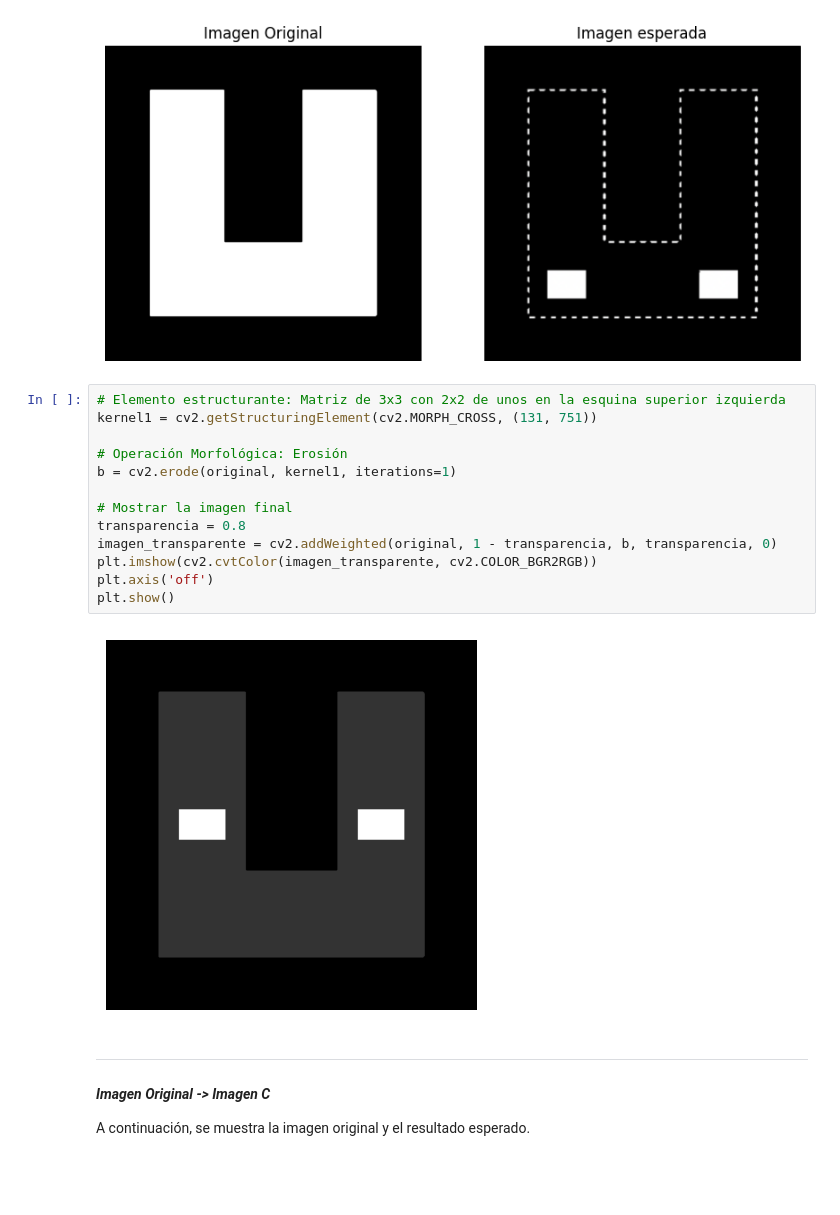
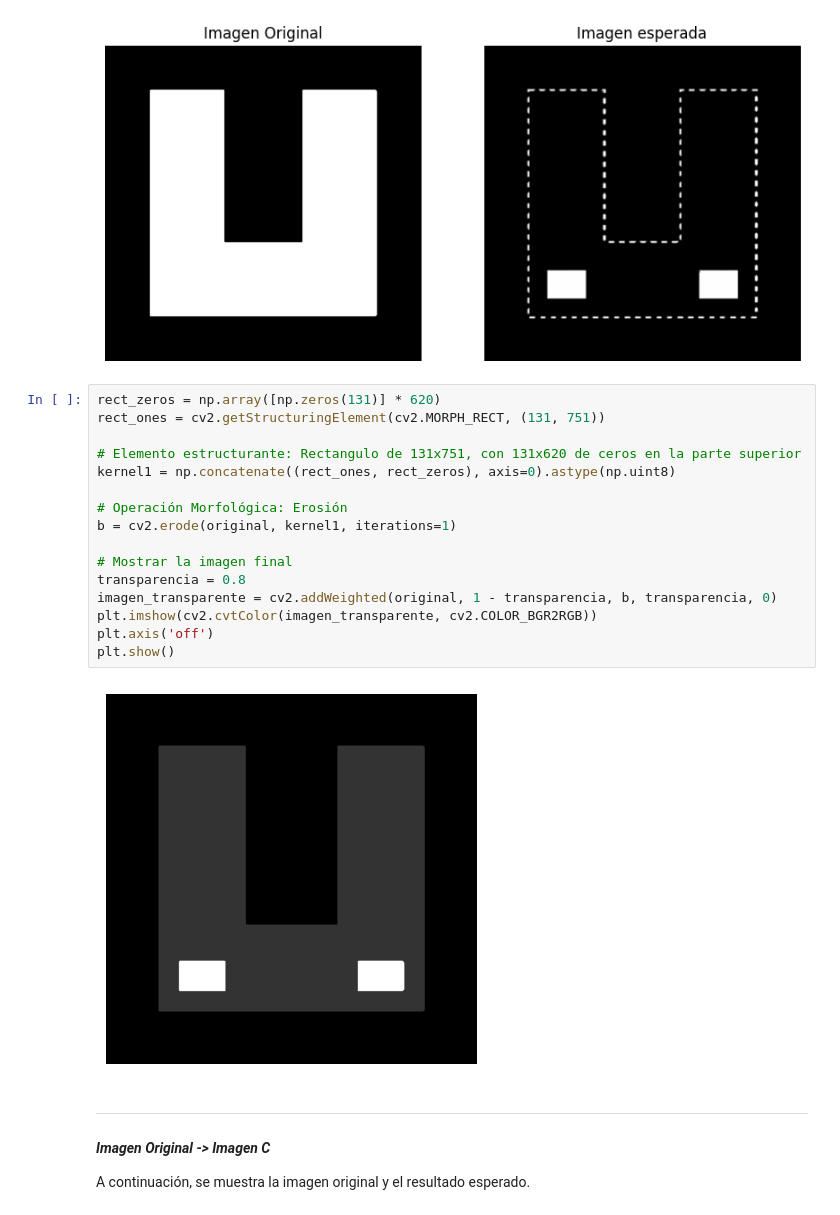
Before and after one commit to stefanoaragoni/computerVision_Lab01, a Jupyter notebook: Lab01_Ejercicio8.ipynb, the cells around one changed output. Drawn from its saved outputs; the diff is of its cells as text; blank space fills up the shorter version.

```diff
--- a/Lab01_Ejercicio8.ipynb
+++ b/Lab01_Ejercicio8.ipynb
@@ -112,20 +112,23 @@ plt.show()
 # %% [output]
 [figure]
 # %%
-# Elemento estructurante: Matriz de 3x3 con 2x2 de unos en la esquina superior izquierda
-kernel1 = cv2.getStructuringElement(cv2.MORPH_CROSS, (131, 751))
+rect_zeros = np.array([np.zeros(131)] * 620)
+rect_ones = cv2.getStructuringElement(cv2.MORPH_RECT, (131, 751))
+
+# Elemento estructurante: Rectangulo de 131x751, con 131x620 de ceros en la parte superior
+kernel1 = np.concatenate((rect_ones, rect_zeros), axis=0).astype(np.uint8)
 
 # Operación Morfológica: Erosión
 b = cv2.erode(original, kernel1, iterations=1)
 
 # Mostrar la imagen final
 transparencia = 0.8
 imagen_transparente = cv2.addWeighted(original, 1 - transparencia, b, transparencia, 0)
 plt.imshow(cv2.cvtColor(imagen_transparente, cv2.COLOR_BGR2RGB))
 plt.axis('off')
 plt.show()
 # %% [output]
-[figure, old version]
+[figure, new version]
 # %% [markdown]
 ---------
 
```
Also changed, not shown: parts of 1 cell of this notebook.
